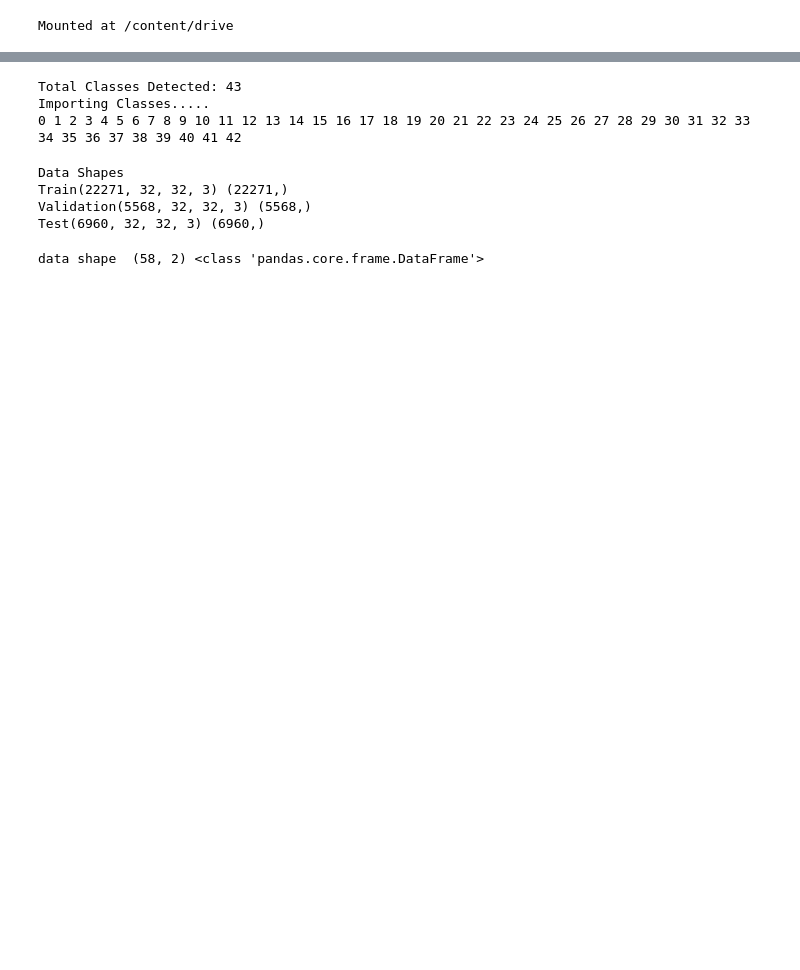
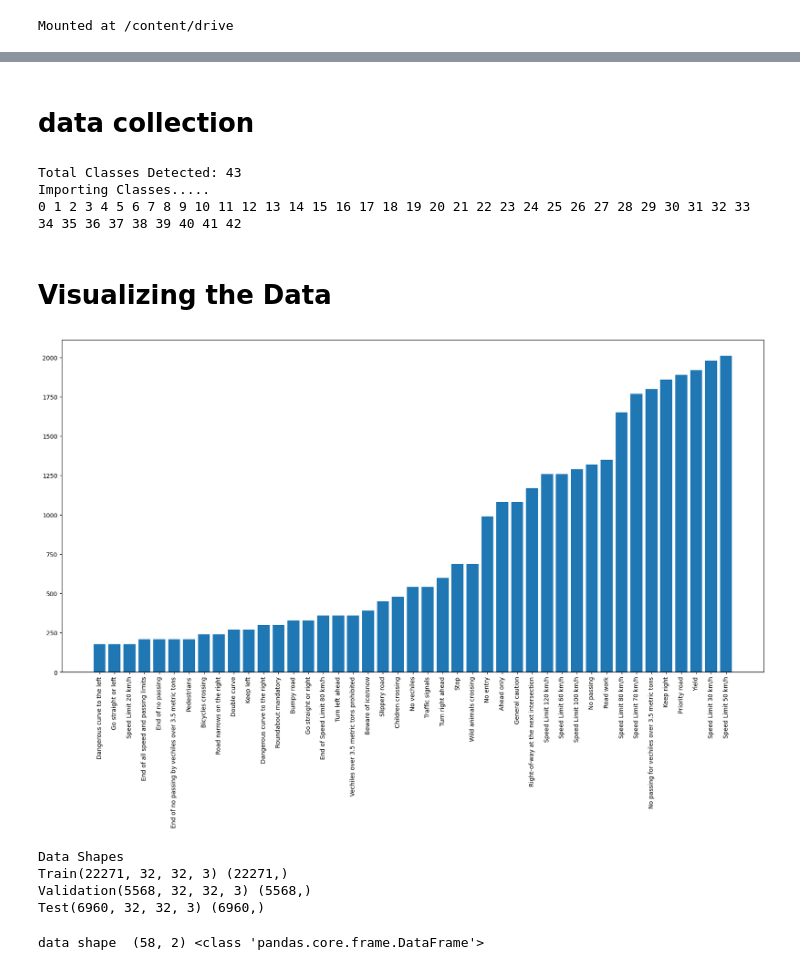
Before and after one commit to uditgaur3/RPI, a Jupyter notebook: Traffic_Sign_Recognition.ipynb, the cells around one changed output, grey strips where cells are left out. Saved outputs shown, nothing was run; the diff lists cells and outputs as text; code cells hidden in the pictures; blank space fills up the shorter version.

```diff
--- a/Traffic_Sign_Recognition.ipynb
+++ b/Traffic_Sign_Recognition.ipynb
@@ -67,10 +62,15 @@ from tensorflow.keras.preprocessing.image import ImageDataGenerator, img_to_arra
+# %% [markdown]
+# data collection
 # %%
-path = "Dataset"
+path = "/content/Dataset"
+# labelFile = '/content/labels.csv'
 labelFile = '/content/drive/MyDrive/labels.csv'
 
 imageDimesions = (32,32,3)
 testRatio = 0.2
 validationRatio = 0.2
+
+# making partition of data in the ratios of 60 + 20 + 20 as train, validation and test resp
 # %%
 count = 0
 images = []
@@ -97,3 +143,29 @@ Importing Classes.....
+# %% [markdown]
+# Visualizing the Data
+# %%
+folders = os.listdir(path)
+train_path = path
+train_number = []
+class_num = []
+
+for folder in folders:
+    train_files = os.listdir(train_path + '/' + folder)
+    train_number.append(len(train_files))
+    class_num.append(classes[int(folder)])
+
+# Sorting the dataset on the basis of number of images in each class
+zipped_lists = zip(train_number, class_num)
+sorted_pairs = sorted(zipped_lists)
+tuples = zip(*sorted_pairs)
+train_number, class_num = [ list(tuple) for tuple in  tuples]
+
+# Plotting the number of images in each class
+plt.figure(figsize=(21,10))
+plt.bar(class_num, train_number)
+plt.xticks(class_num, rotation='vertical')
+plt.show()
+# %% [output]
+[figure, added]
 # %%
 X_train, X_test, y_train, y_test = train_test_split(images, classNo, test_size=testRatio)
 X_train, X_validation, y_train, y_validation = train_test_split(X_train, y_train, test_size=validationRatio)
```
Also changed, not shown: parts of 21 cells of this notebook.
